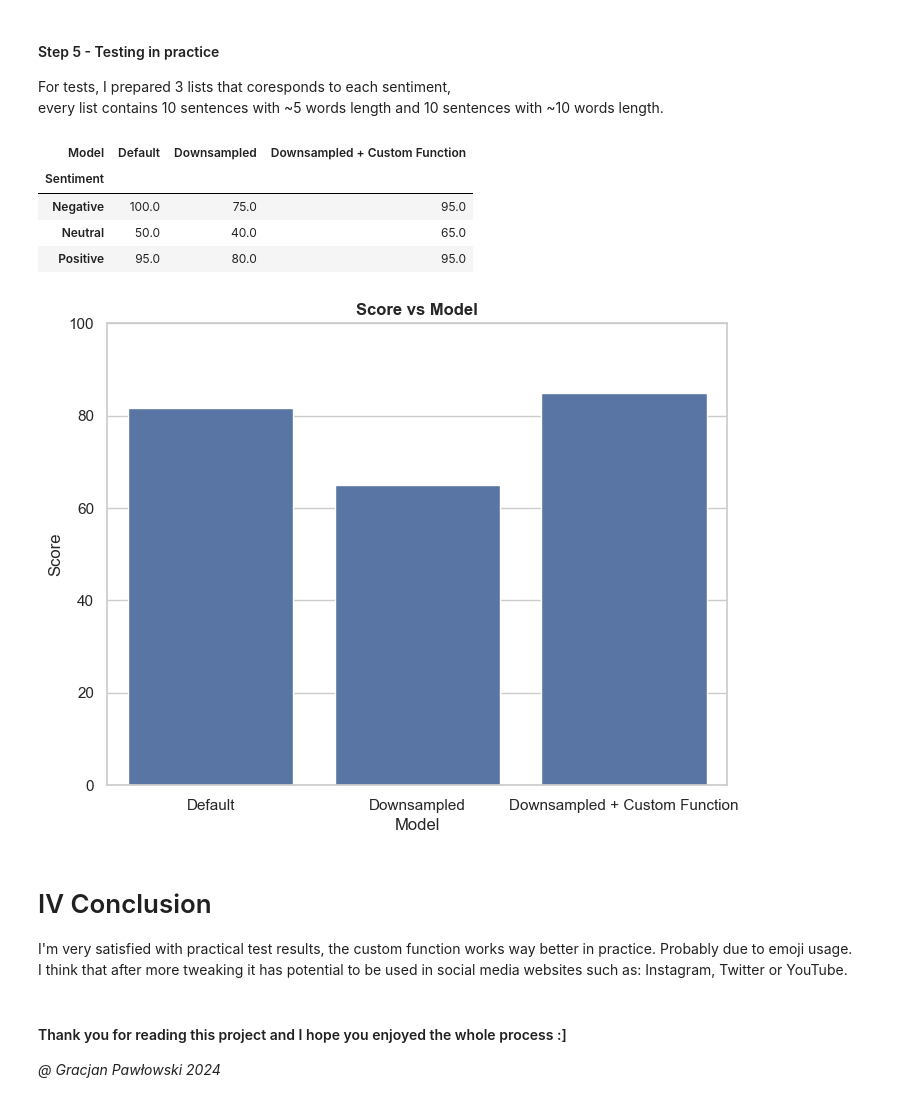
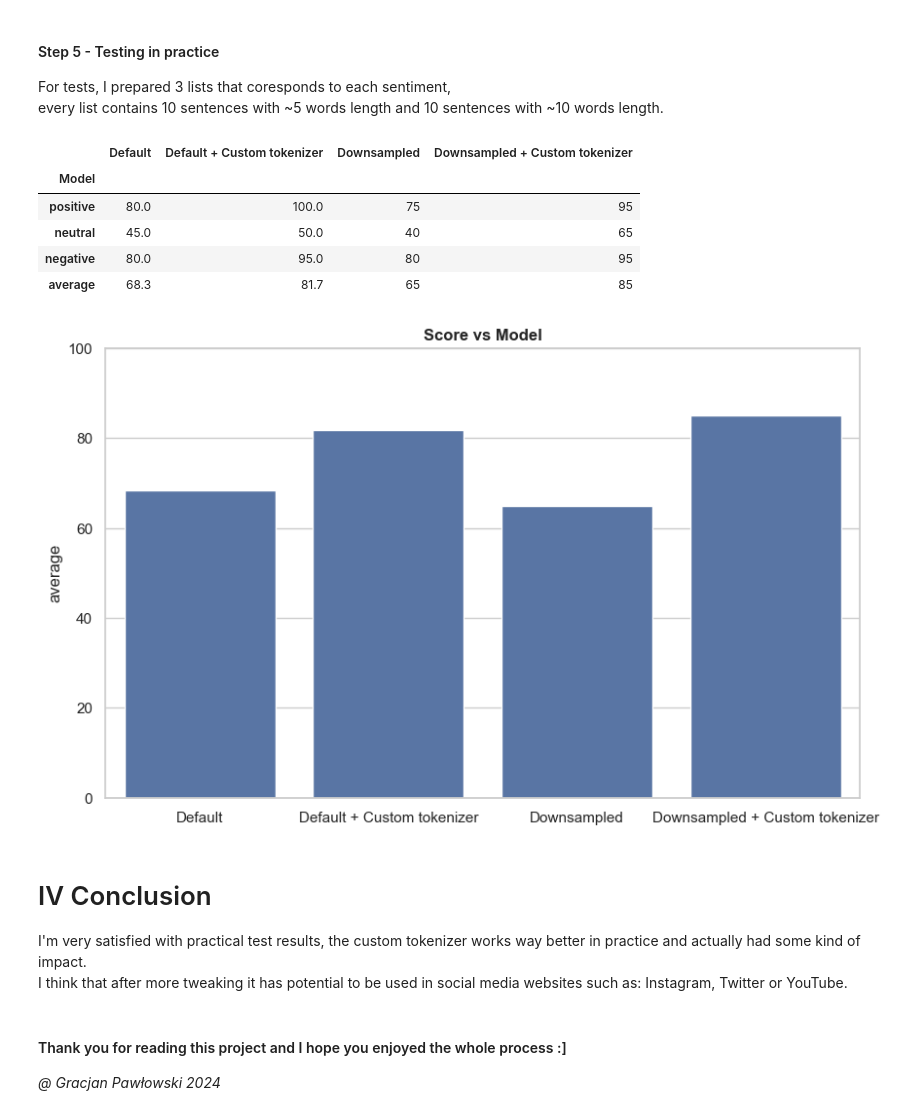
Before and after one commit to gracjan-p/twitter-sentiments, a Jupyter notebook: emotions.ipynb, the cells around one changed output. Saved outputs shown, nothing was run; the diff lists cells and outputs as text; code cells hidden in the pictures.

```diff
--- a/emotions.ipynb
+++ b/emotions.ipynb
@@ -337,6 +362,9 @@ sgd_ds.steps.remove(sgd_ds.steps[0])
 # %%
 sgd.fit(x_train, y_train)
 pred_default = sgd.predict(x_test)
+
+sgd_2.fit(x_train, y_train)
+pred_default_2 = sgd.predict(x_test)
 
 sgd_ds.fit(x_train_2, y_train_2)
 pred_ds = sgd_ds.predict(x_test_2)
@@ -420,0 +469,12 @@ Fitting 5 folds for each of 4 candidates, totalling 20 fits
+# %%
+sgd.fit(x_train, y_train)
+pred_default = sgd.predict(x_test)
+
+sgd_2.fit(x_train, y_train)
+pred_default_2 = sgd.predict(x_test)
+
+sgd_ds.fit(x_train_2, y_train_2)
+pred_ds = sgd_ds.predict(x_test_2)
+
+sgd_ds_2.fit(x_train_2, y_train_2)
+pred_ds_2 = sgd_ds_2.predict(x_test_2)
@@ -502,42 +610,45 @@ positive_sentences = [
 ]
 
 score_df = {
-    'Model': ['Default', 'Downsampled', 'Downsampled + Custom Function'],
-    'Sentiment': ['Negative', 'Neutral', 'Positive'],
-    'Score': [0, 0, 0]
+    'Model': ['positive', 'neutral', 'negative', 'average'],
+    'Default': [0, 0, 0, 0],
+    'Default + Custom tokenizer': [0, 0, 0, 0],
+    'Downsampled': [0, 0, 0, 0],
+    'Downsampled + Custom tokenizer': [0, 0, 0, 0]
 }
 
-score_df = pd.DataFrame(score_df)
-score_df = pd.pivot(data=score_df, index='Sentiment', columns='Model', values='Score')
+score_df = pd.DataFrame(score_df).set_index('Model')
 
-for i_2, model in enumerate([sgd, sgd_ds, sgd_ds_2]):
+for i_2, model in enumerate([sgd, sgd_2, sgd_ds, sgd_ds_2]):
+    avg_score = 0
     for i_1, sentiment in enumerate([negative_sentences, neutral_sentences, positive_sentences]):
         predictions = model.predict(sentiment)
         score = (np.array(predictions == i_1).sum() / 20) * 100
         score_df.iloc[i_1, i_2] = score
+        avg_score += score
 
-score_df
+    avg_score =  round(avg_score / 3, 1)
+    score_df.iloc[3, i_2] = avg_score
-# %% [output]
-| Model | Default | Downsampled | Downsampled + Custom Function |
-| Sentiment |  |  |  |
-| Negative | 100.0 | 75.0 | 95.0 |
-| Neutral | 50.0 | 40.0 | 65.0 |
-| Positive | 95.0 | 80.0 | 95.0 |
+# %%
+score_df
+# %% [output]
+|  | Default | Default + Custom tokenizer | Downsampled | Downsampled + Custom tokenizer |
+| Model |  |  |  |  |
+| positive | 80.0 | 100.0 | 75 | 95 |
+| neutral | 45.0 | 50.0 | 40 | 65 |
+| negative | 80.0 | 95.0 | 80 | 95 |
+| average | 68.3 | 81.7 | 65 | 85 |
 # %%
-avg_score = score_df.mean(axis=0).round(1).reset_index()
-avg_score.columns = ['Model', 'Score']
-avg_score
-
-fig = plt.figure(figsize=(8, 6))
-fig = sns.barplot(data=avg_score, x='Model', y='Score')
+fig = plt.figure(figsize=(10, 6))
+fig = sns.barplot(data=score_df.iloc[3])
 fig.set_title('Score vs Model', fontweight='bold')
 fig.set_ylim(0, 100)
 plt.show()
 # %% [output]
-[figure, old version]
+[figure, new version]
 # %% [markdown]
 # IV Conclusion
-I'm very satisfied with practical test results, the custom function works way better in practice. Probably due to emoji usage.<br>
+I'm very satisfied with practical test results, the custom tokenizer works way better in practice and actually had some kind of impact.<br>
 I think that after more tweaking it has potential to be used in social media websites such as: Instagram, Twitter or YouTube.<br><br>
 #### Thank you for reading this project and I hope you enjoyed the whole process :]
 _@ Gracjan Pawłowski 2024_
```
Also changed, not shown: parts of 12 cells of this notebook.
